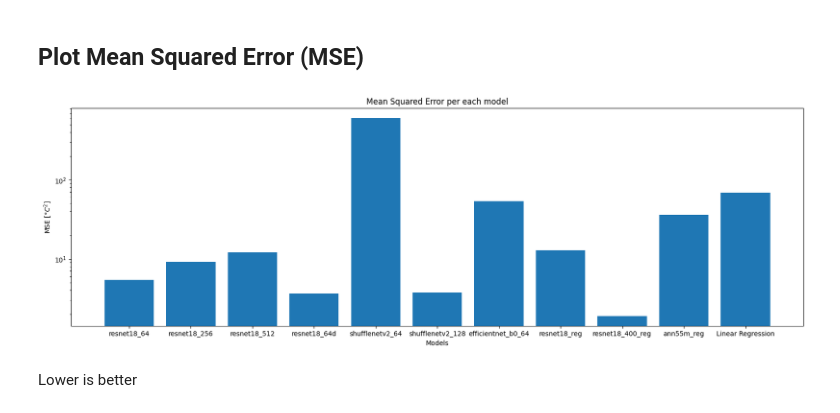
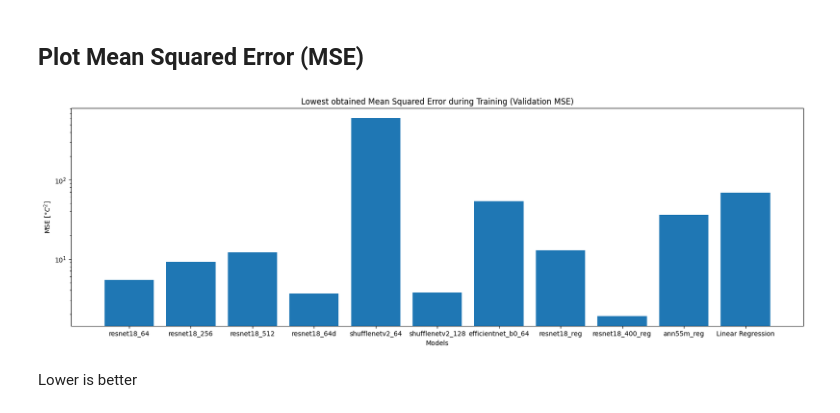
Before and after one commit to tsopeter/835-Final-Project, a Jupyter notebook: CompareModels.ipynb, the cells around one changed output. Cells and saved outputs as stored; diff of their text form; code cells hidden in the pictures.

```diff
--- a/CompareModels.ipynb
+++ b/CompareModels.ipynb
@@ -127,35 +127,35 @@ plt.show()
 # %%
 Models = {}
 Models['resnet18_64'] = GetRegressorDataAsDict('ConModels/Resnet18/5_400ep_64e_r_200ep_1_t1.0_b128/Regressor')
 Models['resnet18_256'] = GetRegressorDataAsDict('ConModels/Resnet18/1_400ep_256e_r_200ep_1_t1.0_b128/Regressor')
 Models['resnet18_512'] = GetRegressorDataAsDict('ConModels/Resnet18/4_400ep_512e_r_200ep_1_t1.0_b128/Regressor')
 Models['resnet18_64d'] = GetRegressorDataAsDict('ConModels/Resnet18/6_600ep_64e_r_200ep_1_t1.0_b256/Regressor')
 Models['shufflenetv2_64'] = GetRegressorDataAsDict('ConModels/ShuffleNetV2/1_400ep_64e_r_200ep_1_t1.0_x1/Regressor')
 Models['shufflenetv2_128'] = GetRegressorDataAsDict('ConModels/ShuffleNetV2/1_400ep_128e_r_200ep_1_t1.0_x1/Regressor')
 Models['efficientnet_b0_64'] = GetRegressorDataAsDict('ConModels/EfficientNetB0/1_100ep_64e_r_200ep_1/Regressor')
 Models['resnet18_reg'] = GetRegressorDataAsDict('Resnet18Models')
 Models['resnet18_400_reg'] = GetRegressorDataAsDict('Resnet18_400')
 Models['ann55m_reg']   = GetRegressorDataAsDict('ANNModels/55M')
 Models['Linear Regression'] = {
     'VMSE' : np.array([69.12810516357422]), # Obtained directly from Baseline_LinearRegression.ipynb
     'RMSE' : np.array([8.3143310546875]),
     'VR2'  : np.array([0.946037232875824])
 }
 
 plt.figure(figsize=[20, 6])
 plt.bar(
     [key for key, _ in Models.items()],
     np.array([
         np.min(Models[key]['VMSE']) for key, item in Models.items()
     ]).T
 )
-plt.title("Mean Squared Error per each model")
+plt.title("Lowest obtained Mean Squared Error during Training (Validation MSE)")
 plt.xlabel("Models")
 plt.ylabel(r"MSE $[\degree C^2]$")
 plt.yscale("log")
 plt.show()
 # %% [output]
-[figure, old version]
+[figure, new version]
 # %% [markdown]
 Lower is better
 # %% [markdown]
```
Also changed, not shown: parts of 2 cells of this notebook.
